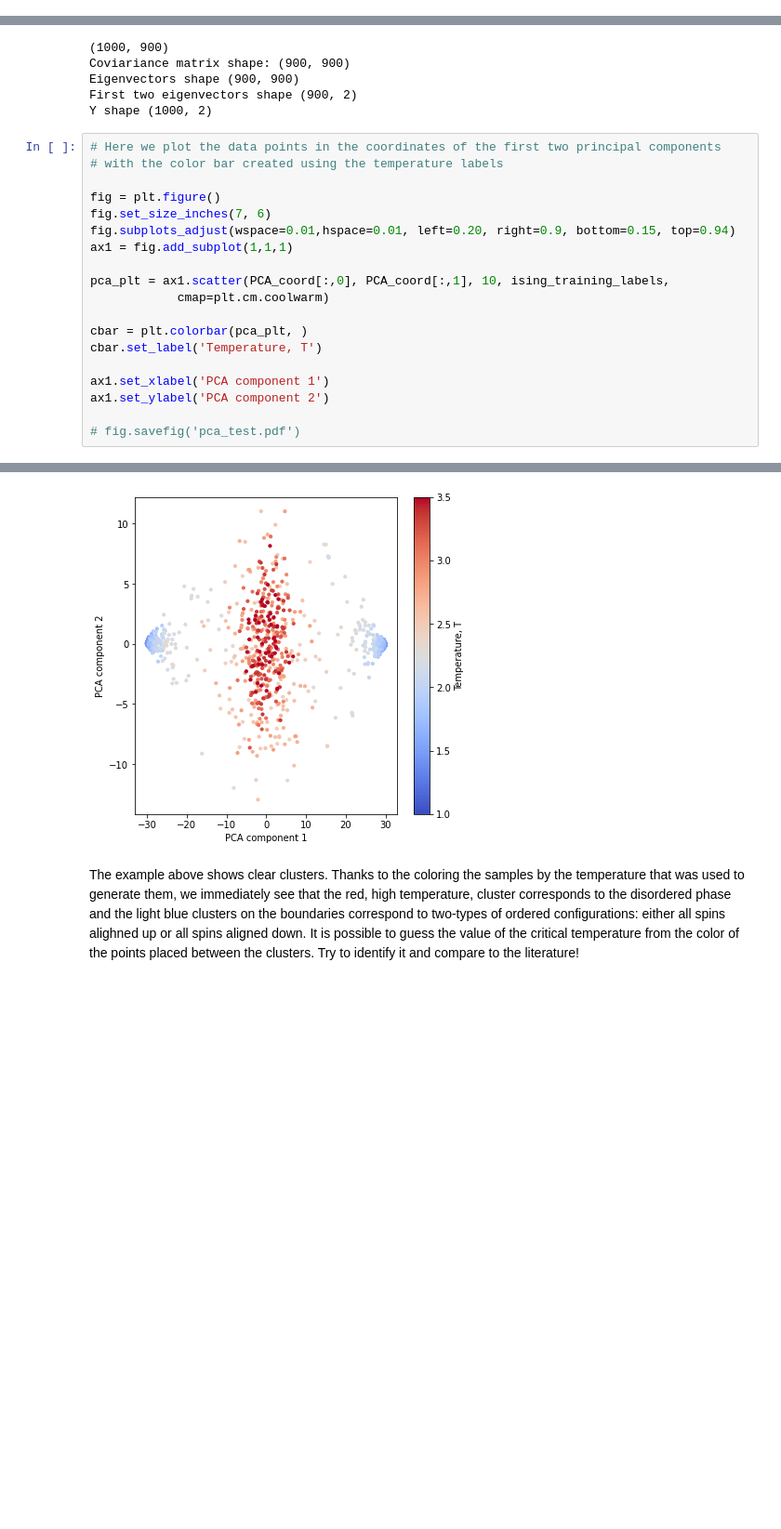
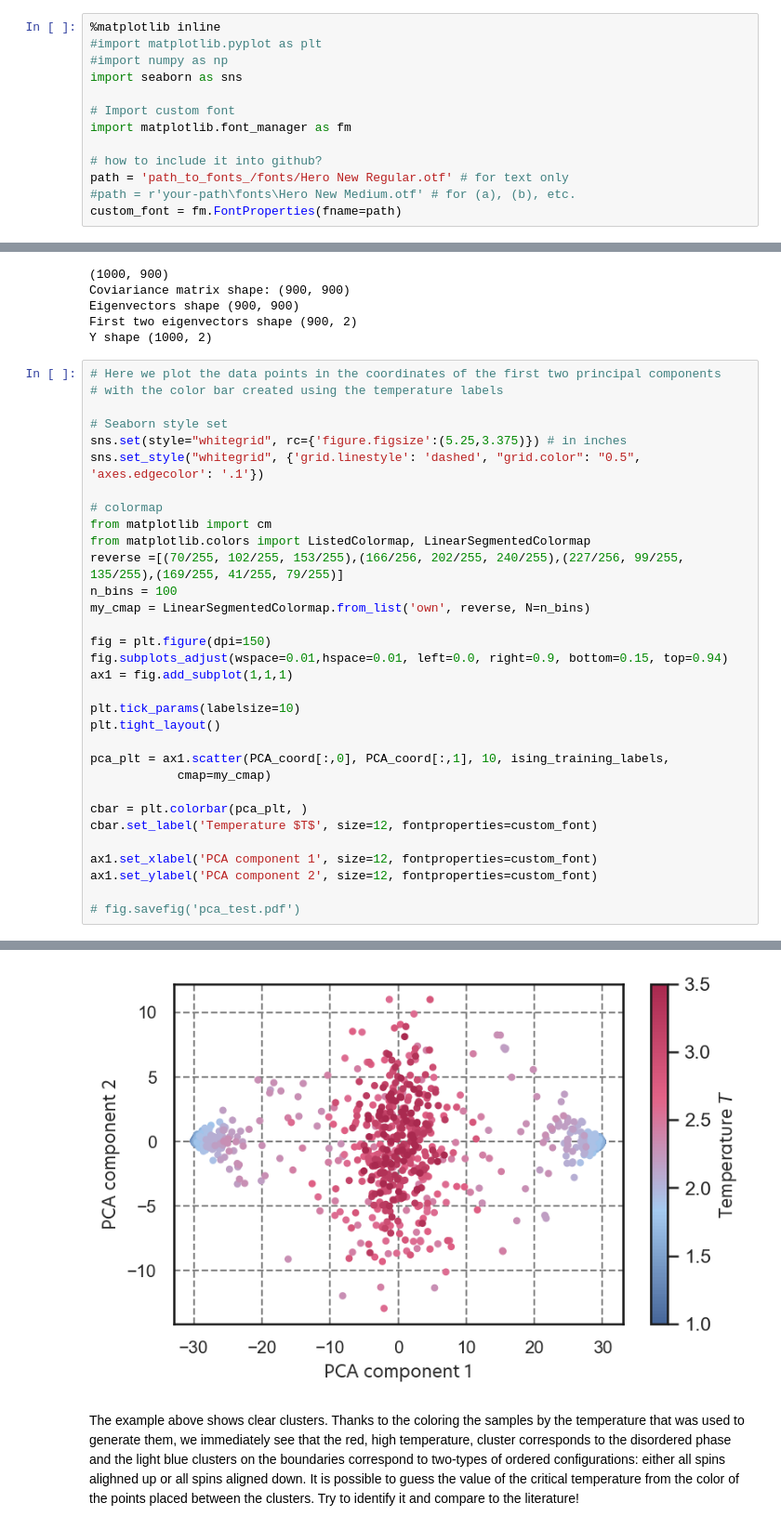
Before and after one commit to Shmoo137/SummerSchool2021_MLinQuantum, a Jupyter notebook: A - Phase Classification (by Eliska Greplova)/01_Unsupervised_learning.ipynb, the cells around one changed output, grey strips where cells are left out. Shown at 93% size. Cells and saved outputs as stored; diff of their text form; blank space fills up the shorter version.

```diff
--- a/A - Phase Classification (by Eliska Greplova)/01_Unsupervised_learning.ipynb
+++ b/A - Phase Classification (by Eliska Greplova)/01_Unsupervised_learning.ipynb
@@ -154,3 +154,16 @@ def plot_Ising_configuration(spins, ax=None):
     ax.set_ylim(-1, N+1)
     ax.set_xlim(-1, N+1)
     ax.set_aspect('equal')
+# %%
+%matplotlib inline
+#import matplotlib.pyplot as plt
+#import numpy as np
+import seaborn as sns
+
+# Import custom font
+import matplotlib.font_manager as fm
+
+# how to include it into github?
+path = 'path_to_fonts_/fonts/Hero New Regular.otf' # for text only
+#path = r'your-path\fonts\Hero New Medium.otf' # for (a), (b), etc.
+custom_font = fm.FontProperties(fname=path)
@@ -242,19 +278,32 @@ Y shape (1000, 2)
 # Here we plot the data points in the coordinates of the first two principal components
 # with the color bar created using the temperature labels
 
-fig = plt.figure()
-fig.set_size_inches(7, 6)
-fig.subplots_adjust(wspace=0.01,hspace=0.01, left=0.20, right=0.9, bottom=0.15, top=0.94)
+# Seaborn style set
+sns.set(style="whitegrid", rc={'figure.figsize':(5.25,3.375)}) # in inches
+sns.set_style("whitegrid", {'grid.linestyle': 'dashed', "grid.color": "0.5", 'axes.edgecolor': '.1'})
+
+# colormap
+from matplotlib import cm
+from matplotlib.colors import ListedColormap, LinearSegmentedColormap
+reverse =[(70/255, 102/255, 153/255),(166/256, 202/255, 240/255),(227/256, 99/255, 135/255),(169/255, 41/255, 79/255)]
+n_bins = 100
+my_cmap = LinearSegmentedColormap.from_list('own', reverse, N=n_bins)
+
+fig = plt.figure(dpi=150)
+fig.subplots_adjust(wspace=0.01,hspace=0.01, left=0.0, right=0.9, bottom=0.15, top=0.94)
 ax1 = fig.add_subplot(1,1,1)
 
+plt.tick_params(labelsize=10)
+plt.tight_layout()
+
 pca_plt = ax1.scatter(PCA_coord[:,0], PCA_coord[:,1], 10, ising_training_labels,
-            cmap=plt.cm.coolwarm)
+            cmap=my_cmap)
 
 cbar = plt.colorbar(pca_plt, )
-cbar.set_label('Temperature, T')
+cbar.set_label('Temperature $T$', size=12, fontproperties=custom_font)
 
-ax1.set_xlabel('PCA component 1')
-ax1.set_ylabel('PCA component 2')
+ax1.set_xlabel('PCA component 1', size=12, fontproperties=custom_font)
+ax1.set_ylabel('PCA component 2', size=12, fontproperties=custom_font)
 
 # fig.savefig('pca_test.pdf')
 # %% [output]
@@ -262,4 +311,4 @@ Text(0, 0.5, 'PCA component 2')
-[figure, old version]
+[figure, new version]
 # %% [markdown]
 The example above shows clear clusters. Thanks to the coloring the samples by the temperature that was used to generate them, we immediately see that the red, high temperature, cluster corresponds to the disordered phase and the light blue clusters on the boundaries correspond to two-types of ordered configurations: either all spins alighned up or all spins aligned down. It is possible to guess the value of the critical temperature from the color of the points placed between the clusters. Try to identify it and compare to the literature!
 # %% [markdown]
```
Also changed, not shown: parts of 7 cells of this notebook, 1 other file.
